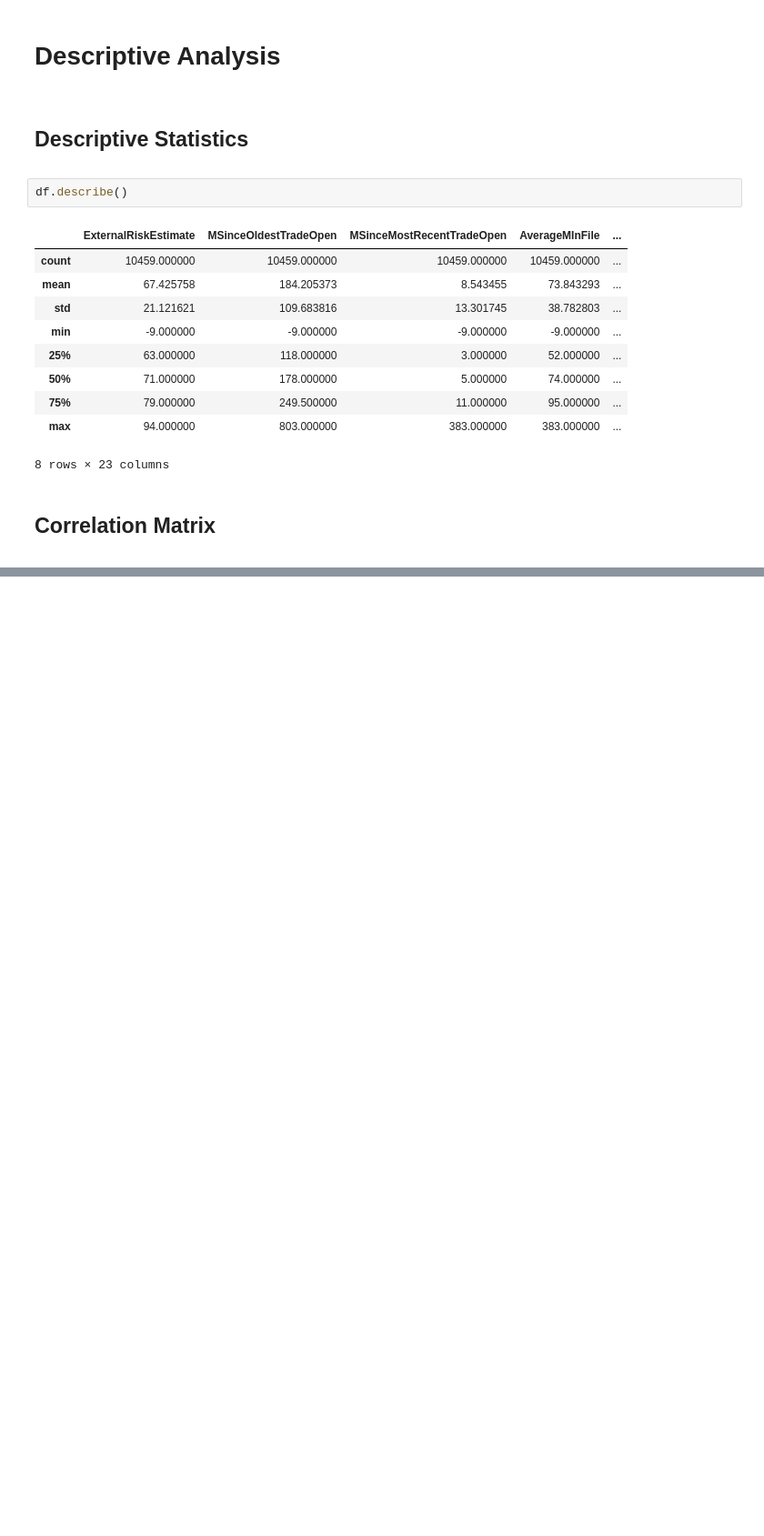
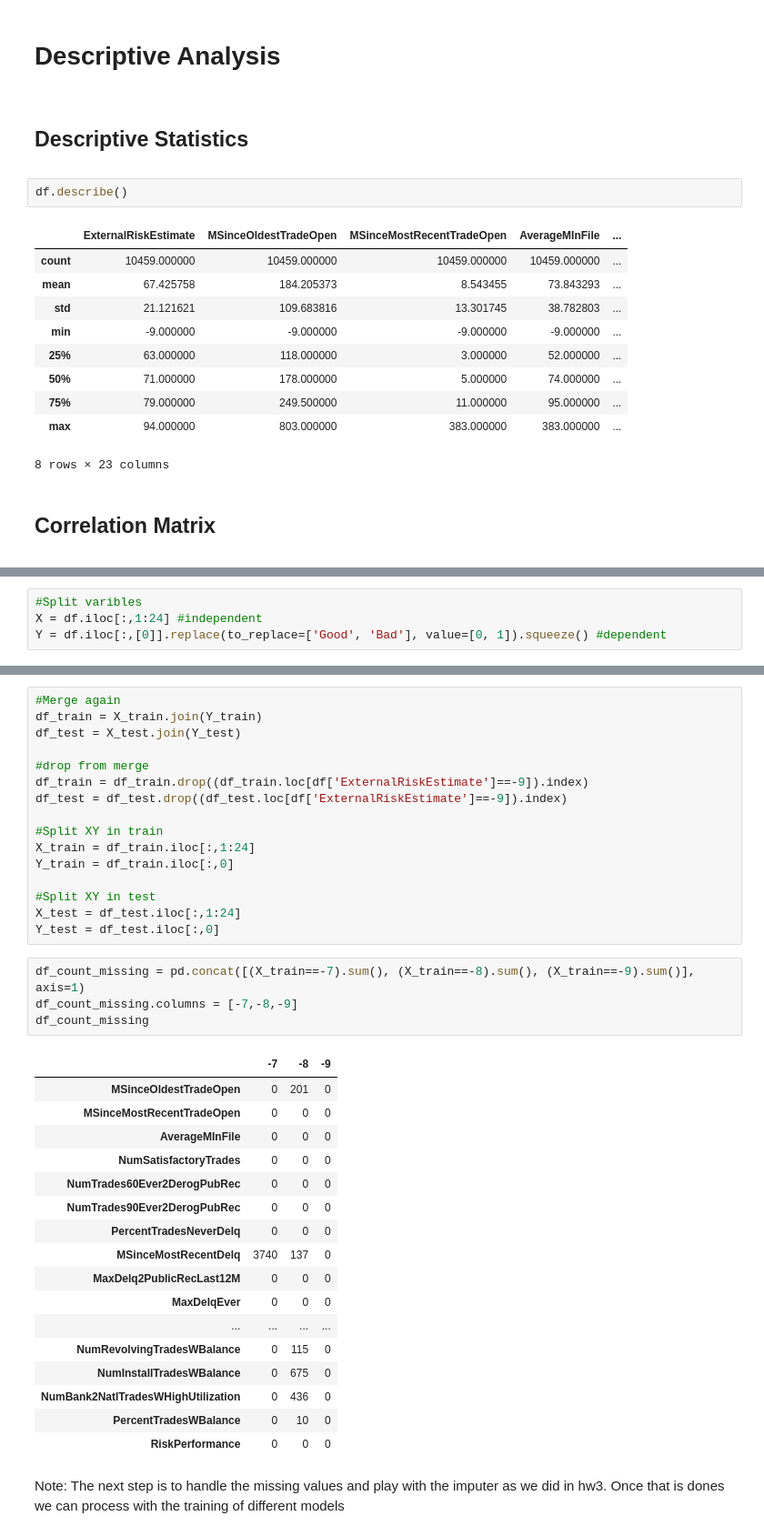
Before and after one commit to mnovovil/CreditRiskPredictiveModel, a Jupyter notebook: CIS_432_FinalProject_Script.ipynb, the cells around one changed output, grey strips where cells are left out. Shown at 91% size. Saved outputs shown, nothing was run; the diff lists cells and outputs as text; blank space fills up the shorter version.

```diff
--- a/CIS_432_FinalProject_Script.ipynb
+++ b/CIS_432_FinalProject_Script.ipynb
@@ -119,0 +112,4 @@ plt.show()
+# %%
+#Split varibles
+X = df.iloc[:,1:24] #independent
+Y = df.iloc[:,[0]].replace(to_replace=['Good', 'Bad'], value=[0, 1]).squeeze() #dependent
@@ -119,0 +170,40 @@ plt.show()
+# %%
+#Merge again
+df_train = X_train.join(Y_train)
+df_test = X_test.join(Y_test)
+
+#drop from merge
+df_train = df_train.drop((df_train.loc[df['ExternalRiskEstimate']==-9]).index)
+df_test = df_test.drop((df_test.loc[df['ExternalRiskEstimate']==-9]).index)
+
+#Split XY in train
+X_train = df_train.iloc[:,1:24]
+Y_train = df_train.iloc[:,0]
+
+#Split XY in test
+X_test = df_test.iloc[:,1:24]
+Y_test = df_test.iloc[:,0]
+# %%
+df_count_missing = pd.concat([(X_train==-7).sum(), (X_train==-8).sum(), (X_train==-9).sum()], axis=1)
+df_count_missing.columns = [-7,-8,-9]
+df_count_missing
+# %% [output]
+|  | -7 | -8 | -9 |
+| MSinceOldestTradeOpen | 0 | 201 | 0 |
+| MSinceMostRecentTradeOpen | 0 | 0 | 0 |
+| AverageMInFile | 0 | 0 | 0 |
+| NumSatisfactoryTrades | 0 | 0 | 0 |
+| NumTrades60Ever2DerogPubRec | 0 | 0 | 0 |
+| NumTrades90Ever2DerogPubRec | 0 | 0 | 0 |
+| PercentTradesNeverDelq | 0 | 0 | 0 |
+| MSinceMostRecentDelq | 3740 | 137 | 0 |
+| MaxDelq2PublicRecLast12M | 0 | 0 | 0 |
+| MaxDelqEver | 0 | 0 | 0 |
+| ... | ... | ... | ... |
+| NumRevolvingTradesWBalance | 0 | 115 | 0 |
+| NumInstallTradesWBalance | 0 | 675 | 0 |
+| NumBank2NatlTradesWHighUtilization | 0 | 436 | 0 |
+| PercentTradesWBalance | 0 | 10 | 0 |
+| RiskPerformance | 0 | 0 | 0 |
+# %% [markdown]
+Note: The next step is to handle the missing values and play with the imputer as we did in hw3. Once that is dones we can process with the training of different models
```
Also changed, not shown: parts of 9 cells of this notebook.
